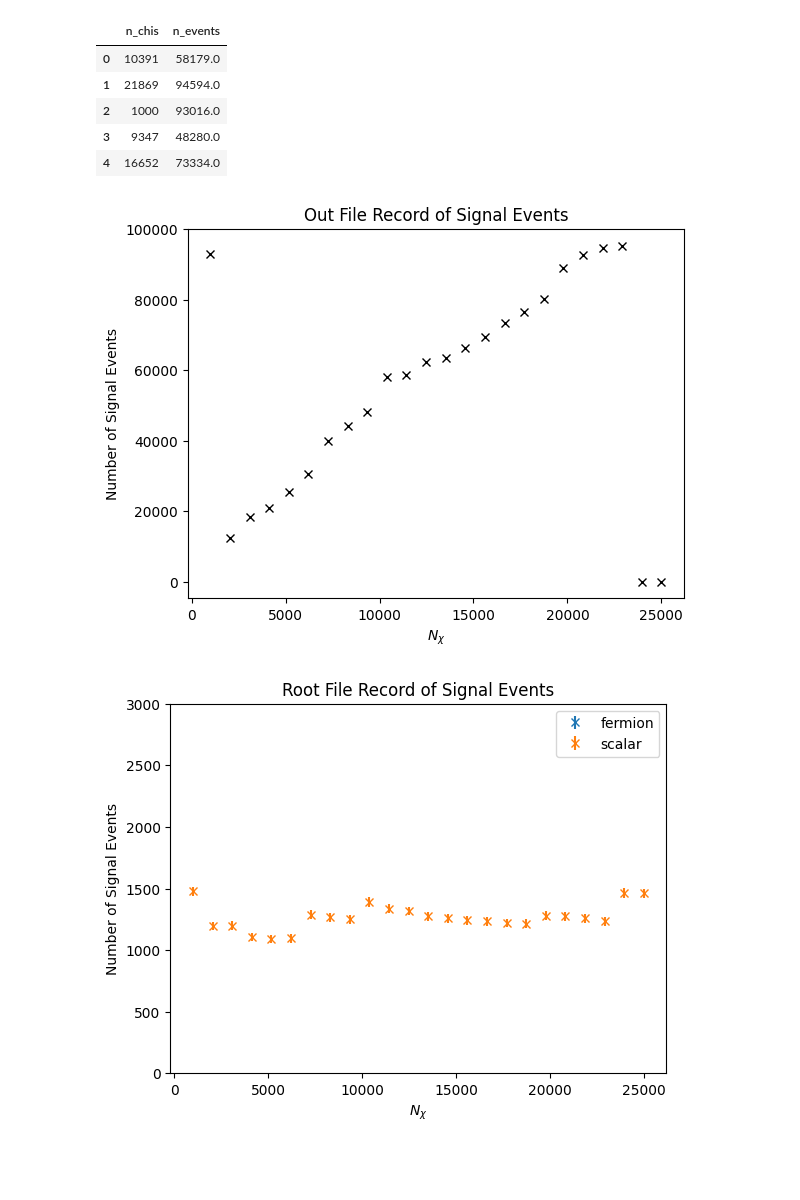
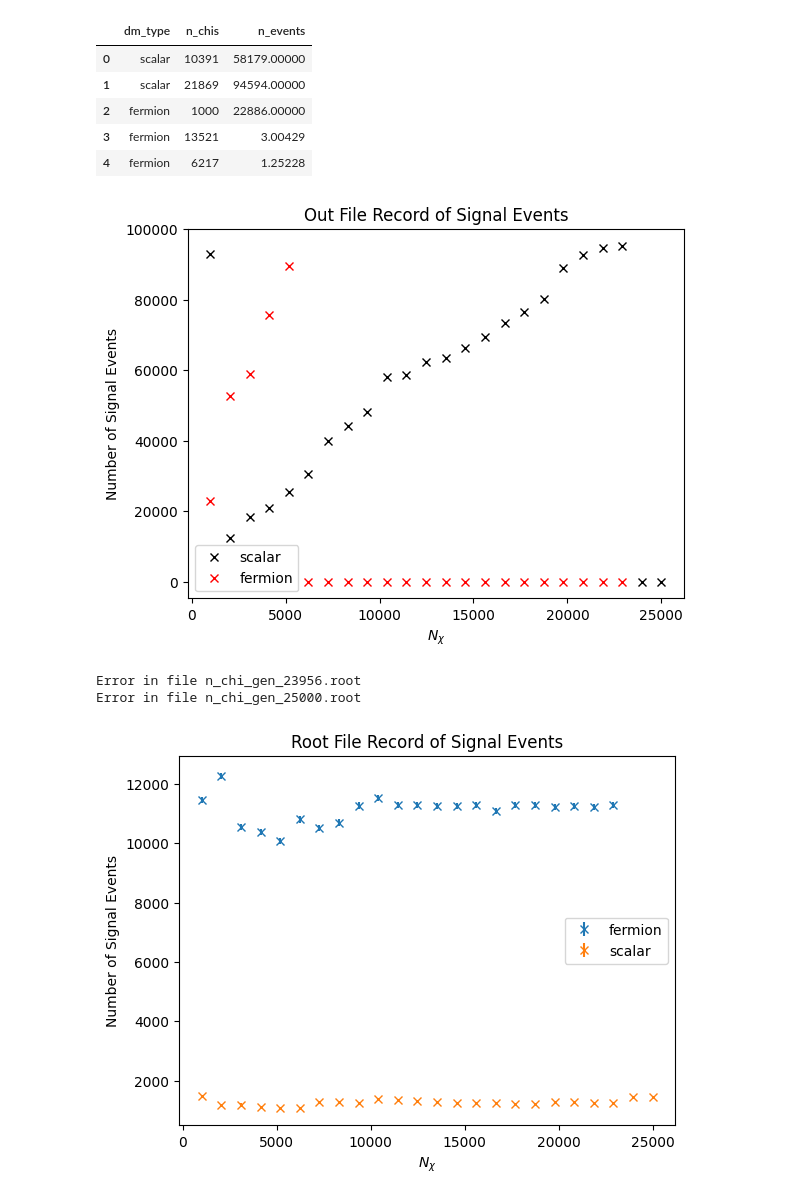
Before and after one commit to amh-137/DarkElectronScatter, a Jupyter notebook: notebooks/signal_count_checks.ipynb, the cells around one changed output. Cells and saved outputs as stored; diff of their text form; code cells hidden in the pictures; blank space fills up the shorter version.

Commit message:
added fermion cases

```diff
--- a/notebooks/signal_count_checks.ipynb
+++ b/notebooks/signal_count_checks.ipynb
@@ -14,59 +14,70 @@ for f in os.listdir(path_out):
         n_chis = f.split(".")[-2][3:]
         #print(n_chis)
         for line in lines:
+            if "DM type" in line:
+                dmtp = line.strip("DM type =").strip("\n")
+                #print(dmtp)
             if "Predicted number of signal events =" in line:
-                df.append([int(n_chis), float(line.split("= ")[-1][:-2])])
+                df.append([dmtp, int(n_chis), float(line.split("= ")[-1][:-2])])
 
 
-df = pandas.DataFrame(df, columns=["n_chis", "n_events"])
+df = pandas.DataFrame(df, columns=["dm_type", "n_chis", "n_events"])
 display(df.head())
 
 
 fig = plt.figure()
 ax = fig.add_subplot(111)
-ax.plot(df["n_chis"], df["n_events"], "kx")
+ax.plot(df[df["dm_type"]=="scalar"]["n_chis"], df[df["dm_type"]=="scalar"]["n_events"], "kx", label="scalar")
+ax.plot(df[df["dm_type"]=="fermion"]["n_chis"], df[df["dm_type"]=="fermion"]["n_events"], "rx", label="fermion")
 ax.set(title="Out File Record of Signal Events", xlabel=r"$N_\chi$", ylabel="Number of Signal Events")
+#ax.set_ylim(-10, 10)
+ax.legend()
 plt.show()
 # %% [output]
-|  | n_chis | n_events |
-| 0 | 10391 | 58179.0 |
-| 1 | 21869 | 94594.0 |
-| 2 | 1000 | 93016.0 |
-| 3 | 9347 | 48280.0 |
-| 4 | 16652 | 73334.0 |
+|  | dm_type | n_chis | n_events |
+| 0 | scalar | 10391 | 58179.00000 |
+| 1 | scalar | 21869 | 94594.00000 |
+| 2 | fermion | 1000 | 22886.00000 |
+| 3 | fermion | 13521 | 3.00429 |
+| 4 | fermion | 6217 | 1.25228 |
-[figure, old version]
+[figure, new version]
 # %%
 # In the root files
 path_root = "../data/root/BdNMC/signal_tests/"
 
 df = []
 
 fig = plt.figure()
 ax = fig.add_subplot(111)
 ax.set(title="Root File Record of Signal Events", xlabel=r"$N_\chi$", ylabel="Number of Signal Events")
 for dm_type in ["fermion", "scalar"]:
     for file in os.listdir(path_root+dm_type):
         if "root" in file:
             n_chis = int(file.split("_")[-1].split(".")[0])
             with up3.open(path_root+dm_type+"/"+file) as f:
-                n_evts = f[b'elecron_tree;1'][b'electron_energy'].numentries
-                #print(n_chis, n_evts)
-                pot = f["pot_tree"]["tot_pot"].array()[0]
-                pmax = f["pot_tree"]["pmax"].array()[0]
-                pot_run1_numi = 1e21
+                try:
+                    n_evts = f[b'elecron_tree;1'][b'electron_energy'].numentries
+                    #print(n_chis, n_evts)
+                    pot = f["pot_tree"]["tot_pot"].array()[0]
+                    pmax = f["pot_tree"]["pmax"].array()[0]
+                    pot_run1_numi = 1e21
 
-                n_electrons = n_evts * (pot_run1_numi / pot) * pmax
+                    n_electrons = n_evts * (pot_run1_numi / pot) * pmax
 
-                # assume posoin counting error roughly
-                n_electrons_err = np.sqrt(n_electrons)
-                df.append([dm_type, n_chis, n_electrons, n_electrons_err])
+                    # assume posoin counting error roughly
+                    n_electrons_err = np.sqrt(n_electrons)
+                    df.append([dm_type, n_chis, n_electrons, n_electrons_err])
+                except:
+                    print("Error in file", file)
 
     df = pandas.DataFrame(df, columns=["dm_type", "n_chis", "n_events", "n_events_err"])
     ax.errorbar(df["n_chis"], df["n_events"], yerr=df["n_events_err"], fmt="x", label=dm_type)
     df = []
 
-ax.set_ylim(0, 3e3)
+#ax.set_ylim(0, 3e3)
 ax.legend()
 plt.show()
 # %% [output]
+Error in file n_chi_gen_23956.root
+Error in file n_chi_gen_25000.root
-[figure, old version]
+[figure, new version]
```
